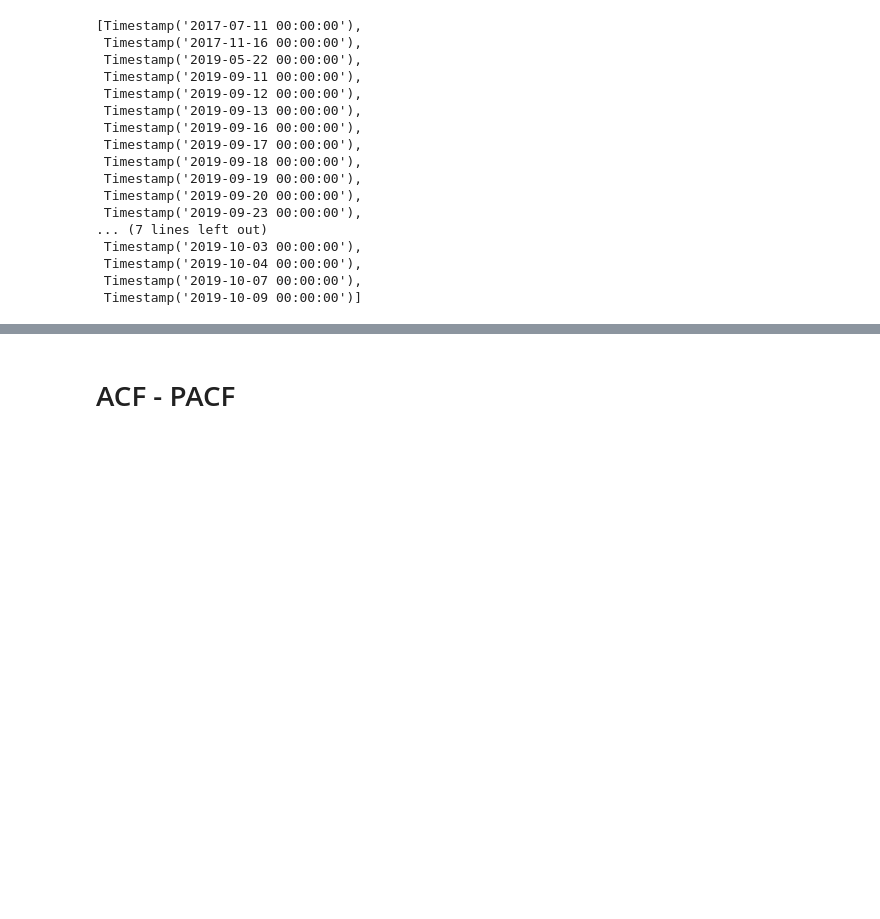
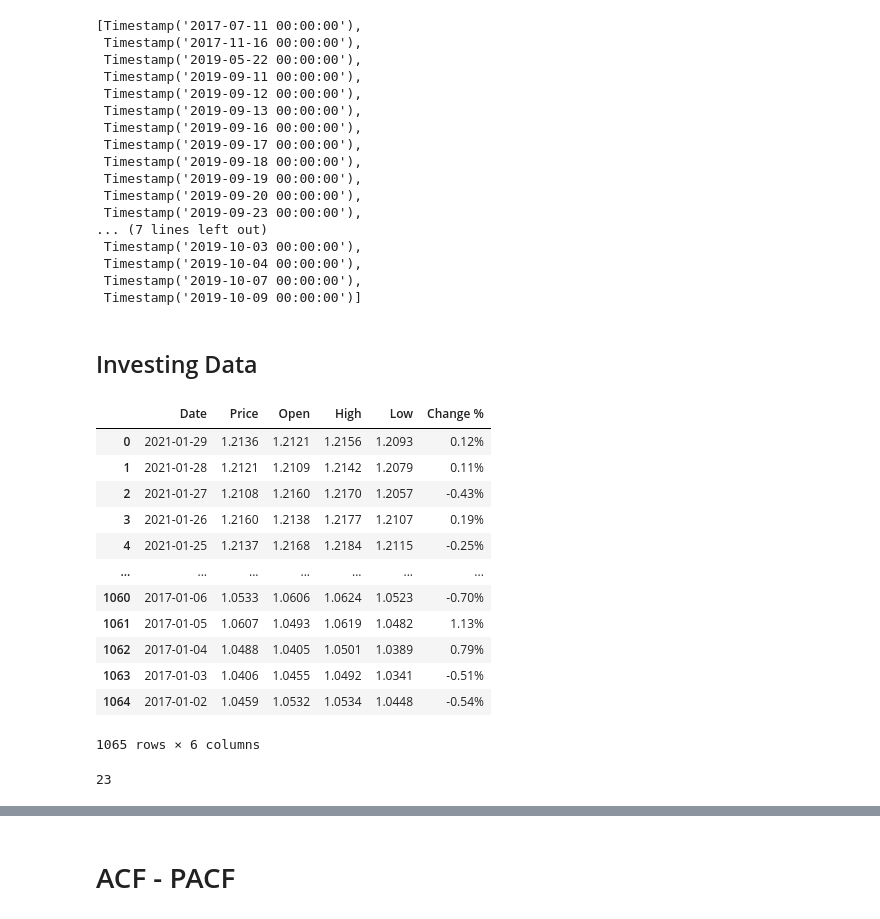
Before and after one commit to karaee/ExchangeRateTSDL, a Jupyter notebook: ar.ipynb, the cells around one changed output, grey strips where cells are left out. Drawn from its saved outputs; the diff is of its cells as text; code cells hidden in the pictures; blank space fills up the shorter version.

```diff
--- a/ar.ipynb
+++ b/ar.ipynb
@@ -90,3 +117,5 @@ ts = yahoo_data.resample("1D").interpolate(method='time')
 # %%
 train = ts[ts.index < "2020-01-01"]
 test = ts[(ts.index >= "2020-01-01") & (ts.index <= "2020-02-01")]
+# %% [markdown]
+## Investing Data
@@ -92,0 +126,22 @@ test = ts[(ts.index >= "2020-01-01") & (ts.index <= "2020-02-01")]
+# %%
+inv_data_raw = pd.read_csv(f'{PATH}{FNAME}', low_memory=False, parse_dates=["Date"])
+# %%
+inv_data_raw
+# %% [output]
+|  | Date | Price | Open | High | Low | Change % |
+| 0 | 2021-01-29 | 1.2136 | 1.2121 | 1.2156 | 1.2093 | 0.12% |
+| 1 | 2021-01-28 | 1.2121 | 1.2109 | 1.2142 | 1.2079 | 0.11% |
+| 2 | 2021-01-27 | 1.2108 | 1.2160 | 1.2170 | 1.2057 | -0.43% |
+| 3 | 2021-01-26 | 1.2160 | 1.2138 | 1.2177 | 1.2107 | 0.19% |
+| 4 | 2021-01-25 | 1.2137 | 1.2168 | 1.2184 | 1.2115 | -0.25% |
+| ... | ... | ... | ... | ... | ... | ... |
+| 1060 | 2017-01-06 | 1.0533 | 1.0606 | 1.0624 | 1.0523 | -0.70% |
+| 1061 | 2017-01-05 | 1.0607 | 1.0493 | 1.0619 | 1.0482 | 1.13% |
+| 1062 | 2017-01-04 | 1.0488 | 1.0405 | 1.0501 | 1.0389 | 0.79% |
+| 1063 | 2017-01-03 | 1.0406 | 1.0455 | 1.0492 | 1.0341 | -0.51% |
+| 1064 | 2017-01-02 | 1.0459 | 1.0532 | 1.0534 | 1.0448 | -0.54% |
+1065 rows × 6 columns
+# %%
+len(find_missing_dates(inv_data_raw))
+# %% [output]
+23
```
Also changed, not shown: parts of 25 cells of this notebook.
